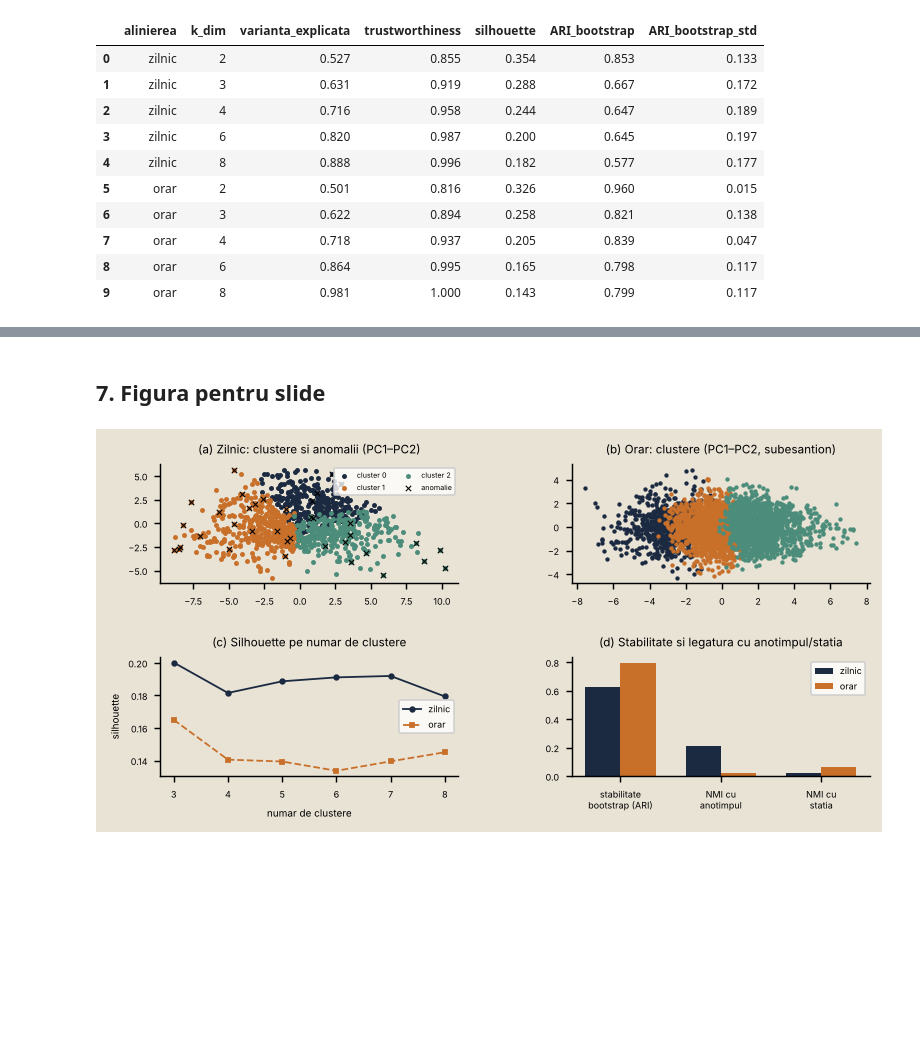
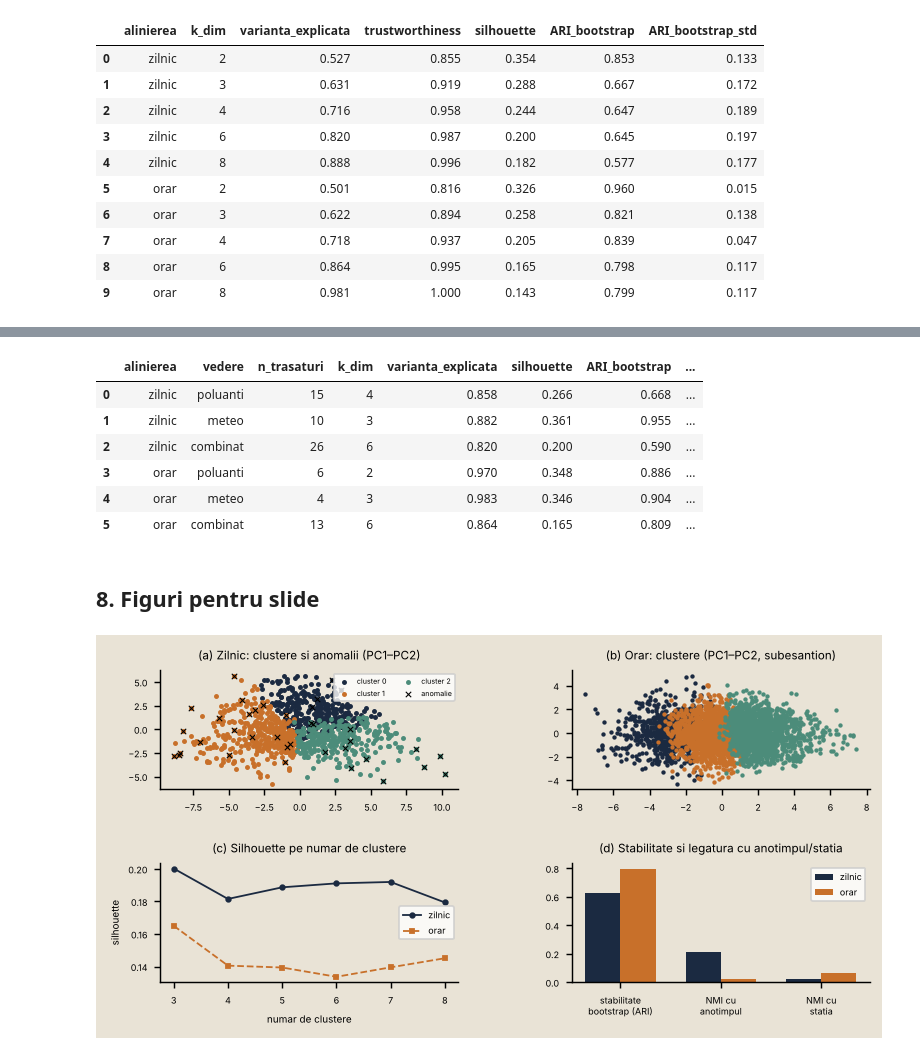
Before and after one commit to dianagrgr63/U12_GrigoreDiana, a Jupyter notebook: notebooks/04_structures.ipynb, the cells around one changed output, grey strips where cells are left out. Drawn from its saved outputs; the diff is of its cells as text; code cells hidden in the pictures; blank space fills up the shorter version.

```diff
--- a/notebooks/04_structures.ipynb
+++ b/notebooks/04_structures.ipynb
@@ -351,5 +356,66 @@ abl.round(3)
+# %%
+A_D = fd.loc[fd["grup"].str.startswith("calitateaer"), fd.columns[0]].tolist()
+B_D = fd.loc[fd["grup"].str.startswith("Open"), fd.columns[0]].tolist()
+POLL_H, MET_H = ["NO2", "PM10", "NO2_lag1", "PM10_lag1", "NO2_roll3", "PM10_roll3"], ["T", "P", "W", "W_roll3"]
+GROUPS = {
+    "zilnic": (prep(X, FEAT, LOGD), X, {"poluanti": [FEAT.index(c) for c in A_D], "meteo": [FEAT.index(c) for c in B_D],
+                                         "combinat": list(range(len(FEAT)))}),
+    "orar": (prep(H, HF, LOGH), H, {"poluanti": [HF.index(c) for c in POLL_H], "meteo": [HF.index(c) for c in MET_H],
+                                    "combinat": list(range(len(HF)))}),
+}
+NCL = 3
+
+def view_run(R, idx, meta):
+    Z = StandardScaler().fit_transform(R[:, idx])
+    k, cum = choose_k(Z)
+    E = PCA(n_components=k, random_state=0).fit_transform(Z)
+    lab = KMeans(NCL, n_init=10, random_state=0).fit_predict(E)
+    boot = bootstrap_ari(E, lab, NCL, B=20)
+    return {"k_dim": k, "varianta_explicata": cum[k - 1], "silhouette": sil(E, lab), "ARI_bootstrap": boot.mean(),
+            "ARI_bootstrap_std": boot.std(), "NMI_anotimp": NMI(meta["anotimp"], lab)}, lab, k
+
+def unseen(R, idx, meta, k):
+    out = []
+    for st in sorted(meta["station"].unique()):
+        tr = (meta["station"] != st).values
+        te = ~tr
+        sc = StandardScaler().fit(R[tr][:, idx])
+        Ztr, Zte = sc.transform(R[tr][:, idx]), sc.transform(R[te][:, idx])
+        p = PCA(n_components=k, random_state=0).fit(Ztr)
+        Etr, Ete = p.transform(Ztr), p.transform(Zte)
+        pred = KMeans(NCL, n_init=10, random_state=0).fit(Etr).predict(Ete)
+        own = KMeans(NCL, n_init=10, random_state=0).fit_predict(Ete)
+        iso = IsolationForest(n_estimators=200, contamination=FLAG, random_state=0).fit(Etr)
+        out.append({"statie_test": st, "silhouette_test": sil(Ete, pred) if len(set(pred)) > 1 else np.nan,
+                    "ARI_transfer": ARI(pred, own), "rata_anomalii_test": float((iso.predict(Ete) == -1).mean())})
+    return pd.DataFrame(out)
+
+ab, folds, labs = [], [], {}
+for name, (R, meta, groups) in GROUPS.items():
+    for view, idx in groups.items():
+        r, lab, k = view_run(R, idx, meta)
+        u = unseen(R, idx, meta, k)
+        labs[(name, view)] = lab
+        folds.append(u.assign(alinierea=name, vedere=view))
+        ab.append({"alinierea": name, "vedere": view, "n_trasaturi": len(idx), **r,
+                   "silhouette_test": u["silhouette_test"].mean(), "silhouette_test_std": u["silhouette_test"].std(ddof=0),
+                   "ARI_transfer": u["ARI_transfer"].mean(), "ARI_transfer_std": u["ARI_transfer"].std(ddof=0),
+                   "rata_anomalii_test": u["rata_anomalii_test"].mean()})
+ab = pd.DataFrame(ab)
+ab["ARI_cu_combinat"] = [ARI(labs[(a, v)], labs[(a, "combinat")]) for a, v in zip(ab["alinierea"], ab["vedere"])]
+ab.round(3).to_csv(PROC / "ablation_sources.csv", index=False)
+pd.concat(folds).round(3).to_csv(PROC / "unseen_case.csv", index=False)
+ab.round(3)
+# %% [output]
+|  | alinierea | vedere | n_trasaturi | k_dim | varianta_explicata | silhouette | ARI_bootstrap | ... |
+| 0 | zilnic | poluanti | 15 | 4 | 0.858 | 0.266 | 0.668 | ... |
+| 1 | zilnic | meteo | 10 | 3 | 0.882 | 0.361 | 0.955 | ... |
+| 2 | zilnic | combinat | 26 | 6 | 0.820 | 0.200 | 0.590 | ... |
+| 3 | orar | poluanti | 6 | 2 | 0.970 | 0.348 | 0.886 | ... |
+| 4 | orar | meteo | 4 | 3 | 0.983 | 0.346 | 0.904 | ... |
+| 5 | orar | combinat | 13 | 6 | 0.864 | 0.165 | 0.809 | ... |
 # %% [markdown]
-## 7. Figura pentru slide
+## 8. Figuri pentru slide
 # %%
 BG = "#E9E3D6"
 COL = ["#1B2A41", "#C8702A", "#4C8C7A", "#8E6BA8", "#B5A642", "#7A7A7A", "#D1495B", "#2E86AB"]
```
Also changed, not shown: parts of 4 cells of this notebook, 3 other files.
